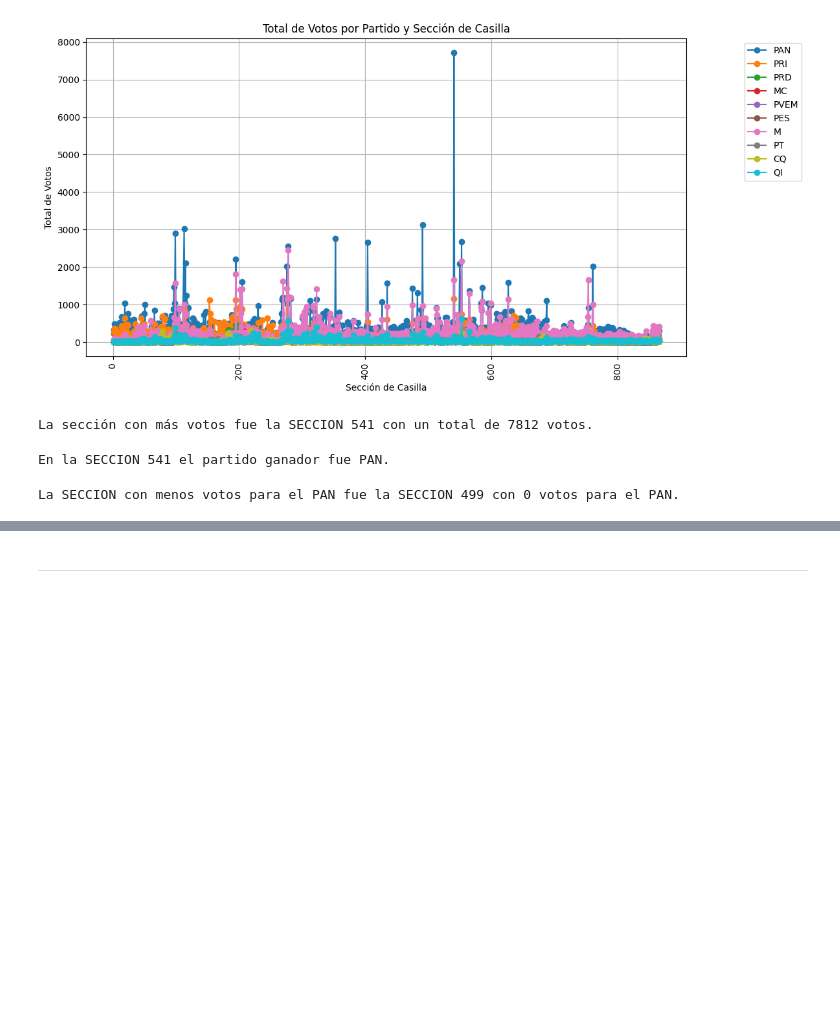
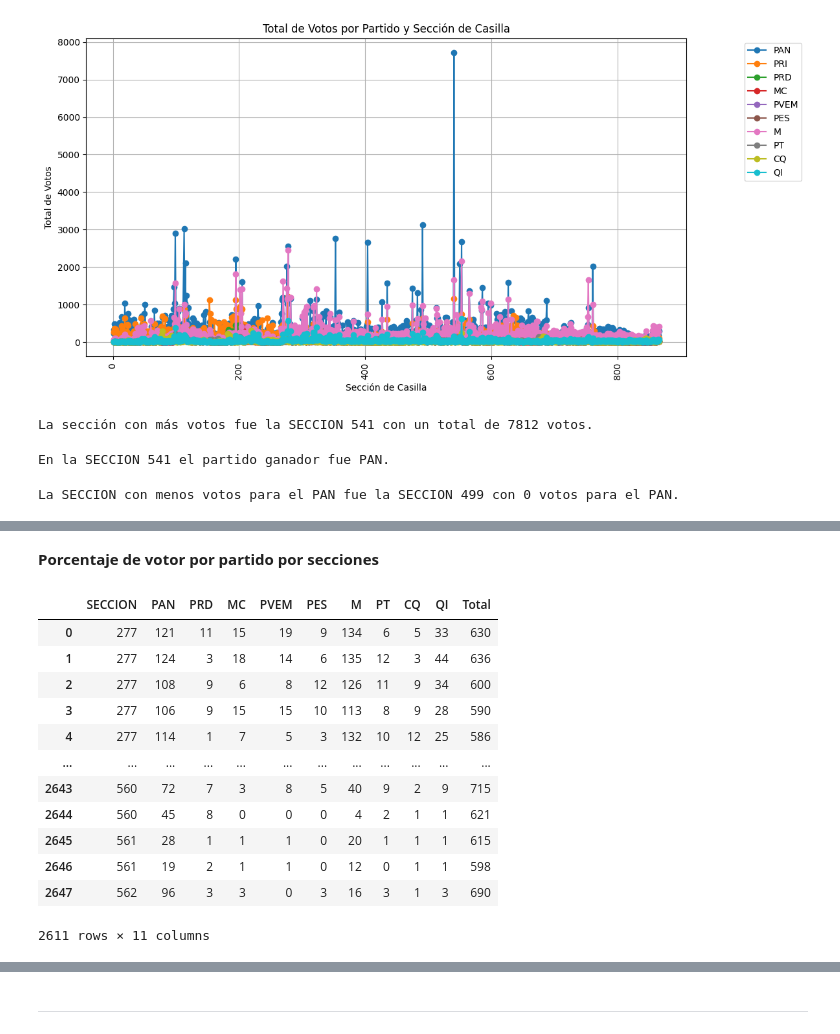
Before and after one commit to fitomx19/BIGDATA, a Jupyter notebook: PRACTICA_1/EXPLORACION.ipynb, the cells around one changed output, grey strips where cells are left out. Cells and saved outputs as stored; diff of their text form; code cells hidden in the pictures; blank space fills up the shorter version.

```diff
--- a/PRACTICA_1/EXPLORACION.ipynb
+++ b/PRACTICA_1/EXPLORACION.ipynb
@@ -519,0 +535,20 @@ Buscamos la demografia de los  votantes de la seccion __541__
+# %% [markdown]
+<b>Porcentaje de votor por partido por secciones</b>
+# %%
+ # Sumar los votos de todos los partidos (excluyendo la columna "Total")
+df['Total'] = df.sum(axis=1)
+# Imprimir el DataFrame actualizado
+# %% [output]
+|  | SECCION | PAN | PRD | MC | PVEM | PES | M | PT | CQ | QI | Total |
+| 0 | 277 | 121 | 11 | 15 | 19 | 9 | 134 | 6 | 5 | 33 | 630 |
+| 1 | 277 | 124 | 3 | 18 | 14 | 6 | 135 | 12 | 3 | 44 | 636 |
+| 2 | 277 | 108 | 9 | 6 | 8 | 12 | 126 | 11 | 9 | 34 | 600 |
+| 3 | 277 | 106 | 9 | 15 | 15 | 10 | 113 | 8 | 9 | 28 | 590 |
+| 4 | 277 | 114 | 1 | 7 | 5 | 3 | 132 | 10 | 12 | 25 | 586 |
+| ... | ... | ... | ... | ... | ... | ... | ... | ... | ... | ... | ... |
+| 2643 | 560 | 72 | 7 | 3 | 8 | 5 | 40 | 9 | 2 | 9 | 715 |
+| 2644 | 560 | 45 | 8 | 0 | 0 | 0 | 4 | 2 | 1 | 1 | 621 |
+| 2645 | 561 | 28 | 1 | 1 | 1 | 0 | 20 | 1 | 1 | 1 | 615 |
+| 2646 | 561 | 19 | 2 | 1 | 1 | 0 | 12 | 0 | 1 | 1 | 598 |
+| 2647 | 562 | 96 | 3 | 3 | 0 | 3 | 16 | 3 | 1 | 3 | 690 |
+2611 rows × 11 columns
```
Also changed, not shown: parts of 22 cells of this notebook, 6 other files.
